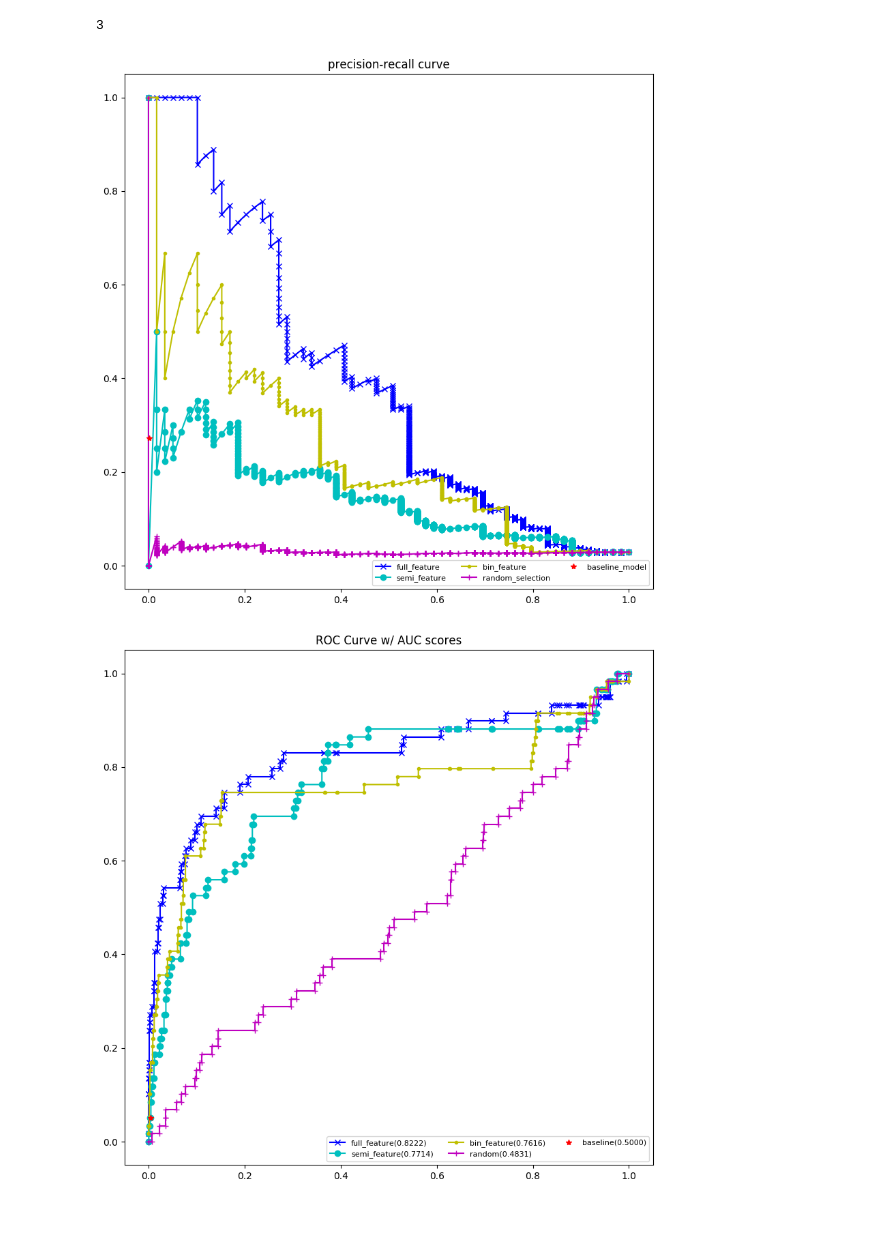
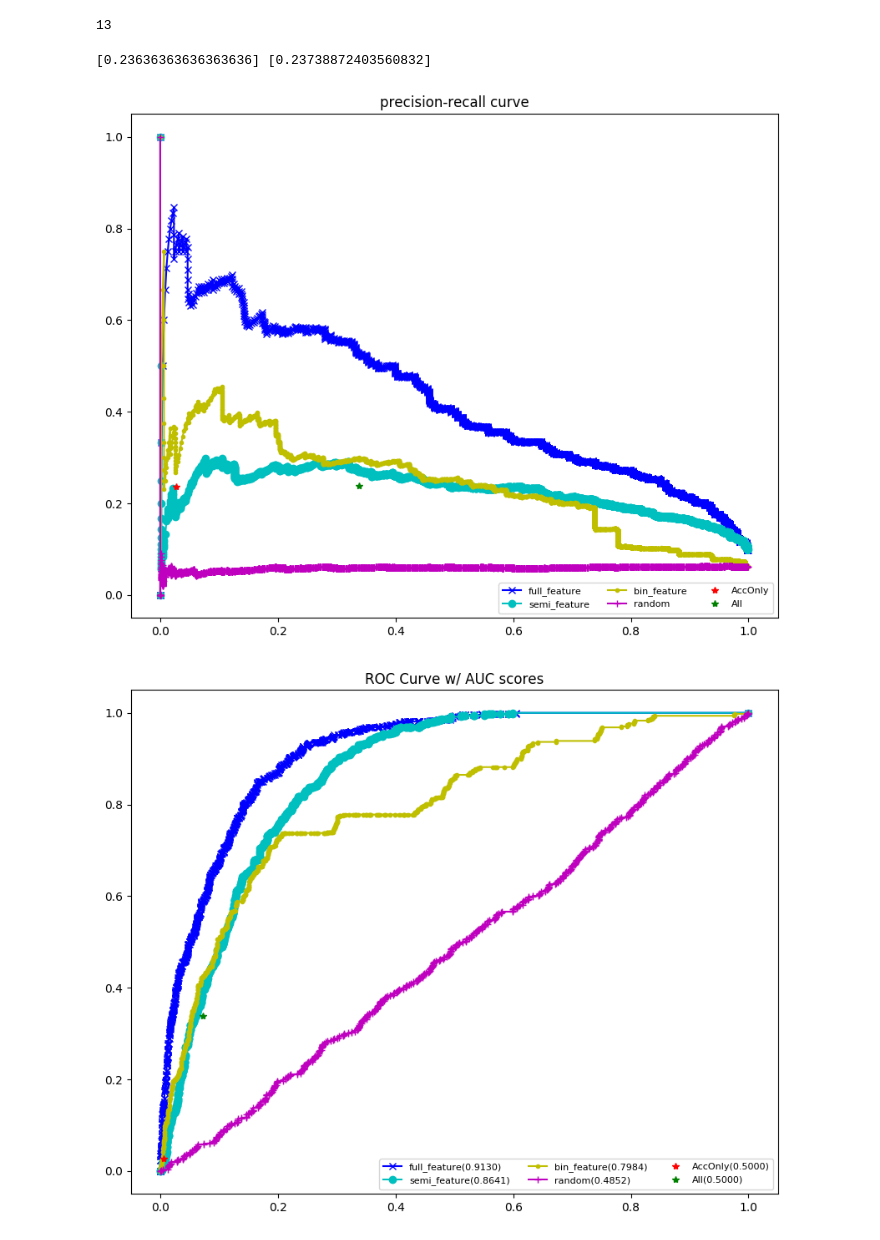
Before and after one commit to neulab/code-mining, a Jupyter notebook: attention_model/lang/python/plot.ipynb, the cells around one changed output. Saved outputs shown, nothing was run; the diff lists cells and outputs as text; code cells hidden in the pictures.

```diff
--- a/attention_model/lang/python/plot.ipynb
+++ b/attention_model/lang/python/plot.ipynb
@@ -9,5 +9,3 @@ from sklearn.metrics import precision_recall_curve, roc_curve, roc_auc_score
 # %%
 snippet_pos = pickle.load(open('snippet_pos.p', 'rb'))
 questions = pickle.load(open('questions.p', 'rb'))
-# %%
-full_feature_samples, semi_feature_samples, bin_feature_samples, baseline_samples, random_samples = pickle.load(open('samples.added_feat.p', 'rb'))
@@ -17,0 +12,6 @@ print len(baseline_samples)
+# %%
+full_feature_samples, semi_feature_samples, bin_feature_samples, acconly_baseline_samples, allpost_baseline_samples, random_samples = pickle.load(open('samples.added_feat.p', 'rb'))
+folds = [1, 2, 3, 4, 5]
+full_feature_samples = [x for x in full_feature_samples if x['fold_id'] in folds]
+semi_feature_samples = [x for x in semi_feature_samples if x['fold_id'] in folds]
+bin_feature_samples = [x for x in bin_feature_samples if x['fold_id'] in folds]
@@ -92,10 +104,10 @@ baseline_x, baseline_y = create_points(baseline_samples, is_random=True)
 # %%
 # baseline_mined = [len(baseline_samples)]
 # baseline_pos = [sum(1 for pid, intent, code, is_annotated in baseline_samples if is_annotated)]
-baseline_wins = sum([1 for e in baseline_samples if e['example']['label']])
+baseline_wins = sum([1 for e in acconly_baseline_samples if e['example']['label']])
 print baseline_wins
 # %% [output]
-3
+13
 # %%
 def get_y_true_and_predictor_scores(samples, is_random=False, is_baseline=False):
     y_true = np.array(map(lambda x: 1 if x['example']['label'] else 0, samples))
@@ -108,36 +120,44 @@ def get_y_true_and_predictor_scores(samples, is_random=False, is_baseline=False)
 
     return y_true, predictor_scores
 # %%
-plt.figure(figsize=(10, 10))
+plt.figure(figsize=(10, 8))
 ax = plt.subplot()
-colors = ['b', 'c', 'y', 'm', 'r']
+colors = ['b', 'c', 'y', 'm', 'r', 'g']
 
 full_feature, = plt.plot(full_feature_x, full_feature_y, 'x-', color=colors[0])
 semi_feature, = plt.plot(semi_feature_x, semi_feature_y, 'o-', color=colors[1])
 bin_feature,  = plt.plot(bin_feature_x, bin_feature_y, '.-', color=colors[2])
 random_selection,  = plt.plot(random_x, random_y, '+-', color=colors[3])
 # baseline_model,  = plt.plot(baseline_x, baseline_y, '*-', color=colors[4])
 
-y_true_baseline, scores_baseline = get_y_true_and_predictor_scores(baseline_samples, is_baseline=True)
+y_true_acconly_baseline, scores_acconly_baseline = get_y_true_and_predictor_scores(acconly_baseline_samples, is_baseline=True)
+y_true_allpost_baseline, scores_allpost_baseline = get_y_true_and_predictor_scores(allpost_baseline_samples, is_baseline=True)
 y_true_full_feat, scores_full_feat = get_y_true_and_predictor_scores(full_feature_samples)
 
-precision_baseline = [sum(y_true_baseline) / float(len(y_true_baseline))]
-recall_baseline = [sum(y_true_baseline) / float(len(y_true_full_feat))]
+precision_acconly_baseline = [sum(y_true_acconly_baseline) / float(len(y_true_acconly_baseline))]
+recall_acconly_baseline = [sum(y_true_acconly_baseline) / float(sum(y_true_full_feat))]
 
-baseline_model,  = plt.plot(recall_baseline, precision_baseline, '*', color=colors[4])
+precision_allpost_baseline = [sum(y_true_allpost_baseline) / float(len(y_true_allpost_baseline))]
+recall_allpost_baseline = [sum(y_true_allpost_baseline) / float(sum(y_true_full_feat))]
 
-plt.legend((full_feature, semi_feature, bin_feature, random_selection, baseline_model),
-          ('full_feature', 'semi_feature', 'bin_feature', 'random_selection', 'baseline_model'),
+print precision_acconly_baseline, precision_allpost_baseline
+
+acconly_baseline_model,  = plt.plot(recall_acconly_baseline, precision_acconly_baseline, '*', color=colors[4])
+allpost_baseline_model,  = plt.plot(recall_allpost_baseline, precision_allpost_baseline, '*', color=colors[5])
+
+plt.legend((full_feature, semi_feature, bin_feature, random_selection, acconly_baseline_model, allpost_baseline_model),
+          ('full_feature', 'semi_feature', 'bin_feature', 'random', 'AccOnly', 'All'),
           scatterpoints=1,
           loc='lower right',
           ncol=3,
           fontsize=8)
 #ax.set_xlim([0, 100])
 #ax.set_ylim([0, 100])
 plt.title('precision-recall curve')
 plt.show()
 # %% [output]
+[0.23636363636363636] [0.23738872403560832]
-[figure, old version]
+[figure, new version]
 # %%
 # precision, recall, thresholds = precision_recall_curve(y_true, probas_pred, pos_label=1)
 # print precision[::-1][:10], full_feature_y[:10]
@@ -163,26 +183,34 @@ y_true_rand, scores_rand = get_y_true_and_predictor_scores(random_samples, is_ra
 fpr_rand, tpr_rand, thresholds_rand = roc_curve(y_true_rand, scores_rand, pos_label=1)
 roc_auc_rand = roc_auc_score(y_true_rand, scores_rand)
 
-y_true_baseline, scores_baseline = get_y_true_and_predictor_scores(baseline_samples, is_baseline=True)
+y_true_baseline, scores_baseline = get_y_true_and_predictor_scores(acconly_baseline_samples, is_baseline=True)
 fpr_baseline, tpr_baseline, thresholds_baseline = roc_curve(y_true_baseline, scores_baseline, pos_label=1)
 roc_auc_baseline = roc_auc_score(y_true_baseline, scores_baseline)
 tpr_baseline = [sum(y_true_baseline) / float(sum(y_true_full_feat))]
 fpr_baseline = [(len(y_true_baseline) - sum(y_true_baseline)) / float(len(y_true_full_feat) - sum(y_true_full_feat))]
 
-plt.figure(figsize=(10, 10))
+y_true_allpost_baseline, scores_allpost_baseline = get_y_true_and_predictor_scores(allpost_baseline_samples, is_baseline=True)
+fpr_allpost_baseline, tpr_allpost_baseline, thresholds_allpost_baseline = roc_curve(y_true_baseline, scores_baseline, pos_label=1)
+roc_auc_allpost_baseline = roc_auc_score(y_true_allpost_baseline, scores_allpost_baseline)
+tpr_allpost_baseline = [sum(y_true_allpost_baseline) / float(sum(y_true_full_feat))]
+fpr_allpost_baseline = [(len(y_true_allpost_baseline) - sum(y_true_allpost_baseline)) / float(len(y_true_full_feat) - sum(y_true_full_feat))]
+
+plt.figure(figsize=(10, 8))
 
 full_feature, = plt.plot(fpr_full_feat, tpr_full_feat, 'x-', color=colors[0])
 semi_feature, = plt.plot(fpr_semi_feat, tpr_semi_feat, 'o-', color=colors[1])
 bin_feature,  = plt.plot(fpr_bin_feat, tpr_bin_feat, '.-', color=colors[2])
 random_selection,  = plt.plot(fpr_rand, tpr_rand, '+-', color=colors[3])
 baseline_model,  = plt.plot(fpr_baseline, tpr_baseline, '*', color=colors[4])
+allpost_baseline_model,  = plt.plot(fpr_allpost_baseline, tpr_allpost_baseline, '*', color=colors[5])
 
-plt.legend((full_feature, semi_feature, bin_feature, random_selection, baseline_model),
+plt.legend((full_feature, semi_feature, bin_feature, random_selection, baseline_model, allpost_baseline_model),
           ('full_feature(%.4f)' % roc_auc_full_feat,
            'semi_feature(%.4f)' % roc_auc_semi_feat,
            'bin_feature(%.4f)' % roc_auc_bin_feat,
            'random(%.4f)' % roc_auc_rand,
-           'baseline(%.4f)' % roc_auc_baseline),
+           'AccOnly(%.4f)' % roc_auc_baseline,
+           'All(%.4f)' % roc_auc_allpost_baseline),
           scatterpoints=1,
           loc='lower right',
           ncol=3,
@@ -192,5 +220,5 @@ plt.title('ROC Curve w/ AUC scores')
 
 plt.show()
 # %% [output]
-[figure, old version]
+[figure, new version]
 # %%
```
Also changed, not shown: parts of 9 cells of this notebook, 12 other files.
